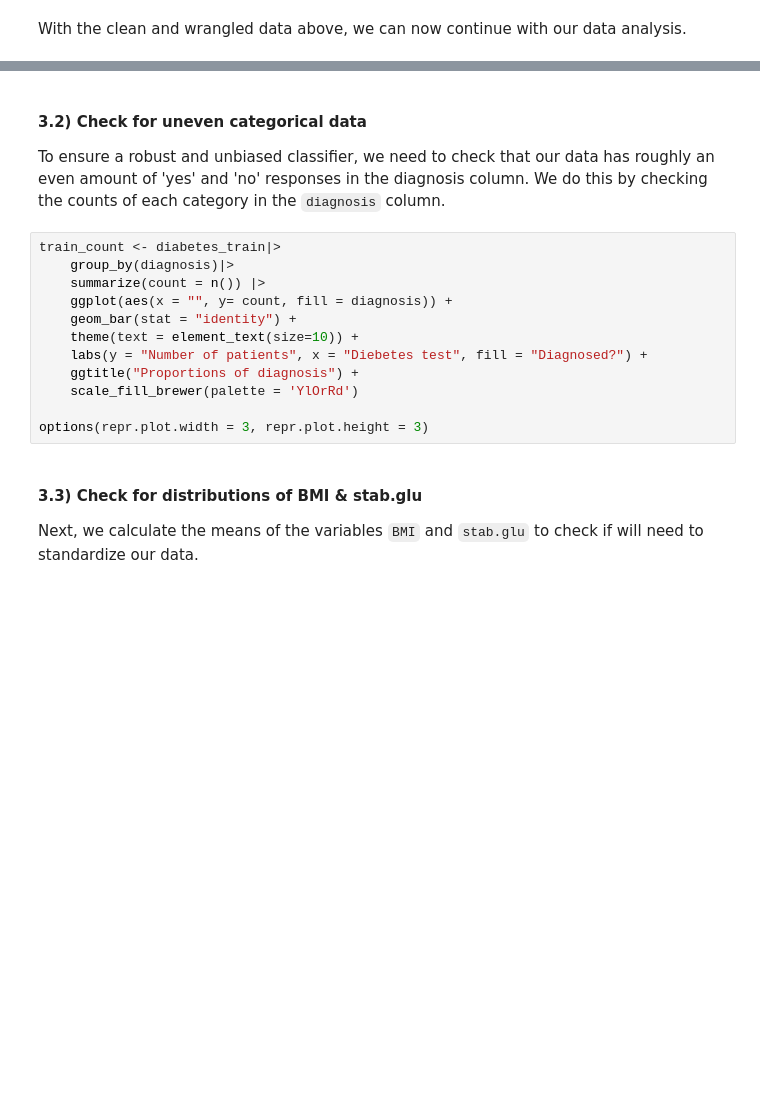
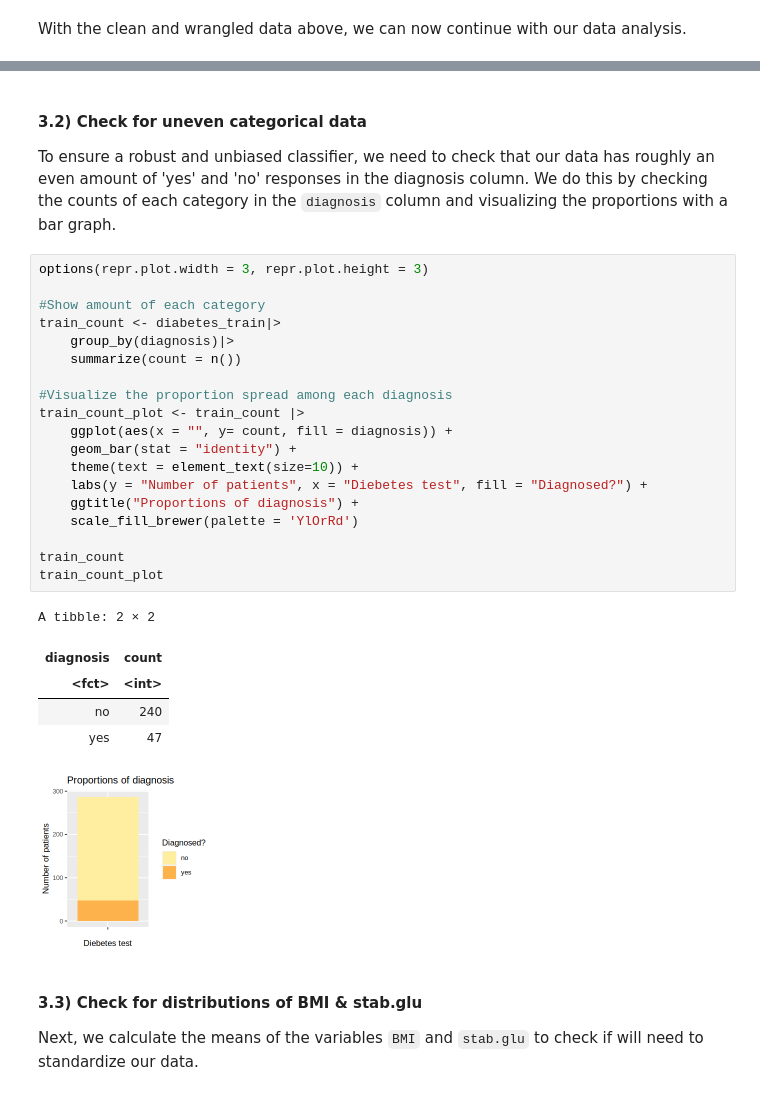
Before and after one commit to wmma2/group_18_project, a Jupyter notebook: Final_report.ipynb, the cells around one changed output, grey strips where cells are left out. Saved outputs shown, nothing was run; the diff lists cells and outputs as text; blank space fills up the shorter version.

```diff
--- a/Final_report.ipynb
+++ b/Final_report.ipynb
@@ -196,19 +198,33 @@ diabetes_test <- testing(diabetes_split)
 # %% [markdown]
 #### **3.2) Check for uneven categorical data**
 
-To ensure a robust and unbiased classifier, we need to check that our data has roughly an even amount of 'yes' and 'no' responses in the diagnosis column. We do this by checking the counts of each category in the `diagnosis` column.
+To ensure a robust and unbiased classifier, we need to check that our data has roughly an even amount of 'yes' and 'no' responses in the diagnosis column. We do this by checking the counts of each category in the `diagnosis` column and visualizing the proportions with a bar graph.
 # %%
+options(repr.plot.width = 3, repr.plot.height = 3)
+
+#Show amount of each category
 train_count <- diabetes_train|>
     group_by(diagnosis)|>
-    summarize(count = n()) |>
+    summarize(count = n())
+
+#Visualize the proportion spread among each diagnosis
+train_count_plot <- train_count |>
     ggplot(aes(x = "", y= count, fill = diagnosis)) +
     geom_bar(stat = "identity") +
     theme(text = element_text(size=10)) +
     labs(y = "Number of patients", x = "Diebetes test", fill = "Diagnosed?") +
     ggtitle("Proportions of diagnosis") +
     scale_fill_brewer(palette = 'YlOrRd')
 
-options(repr.plot.width = 3, repr.plot.height = 3)
+train_count
+train_count_plot
+# %% [output]
+A tibble: 2 × 2
+| diagnosis | count |
+| <fct> | <int> |
+| no | 240 |
+| yes | 47 |
+[figure, added]
 # %% [markdown]
 #### **3.3) Check for distributions of BMI & stab.glu**
 
```
Also changed, not shown: parts of 15 cells of this notebook.
